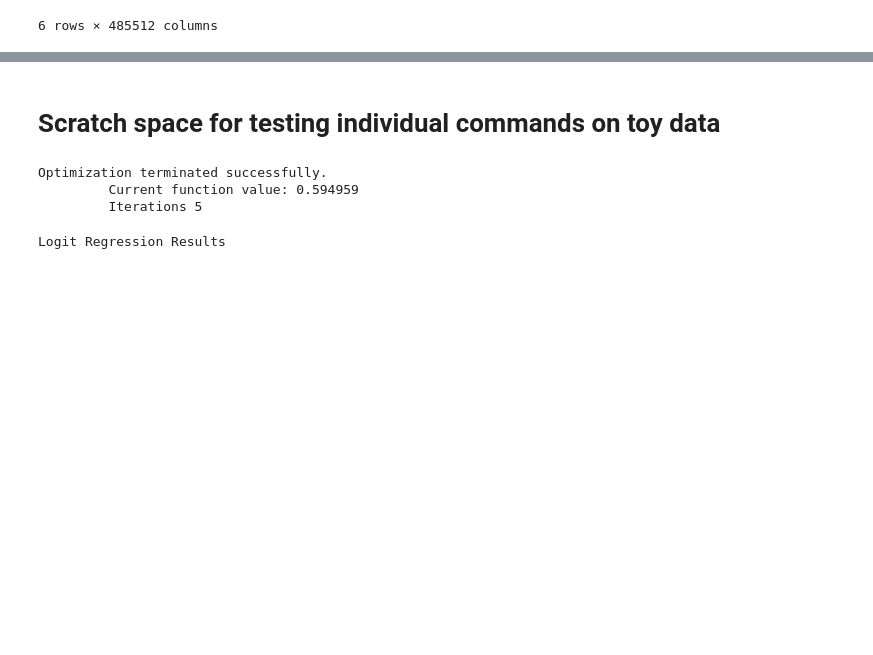
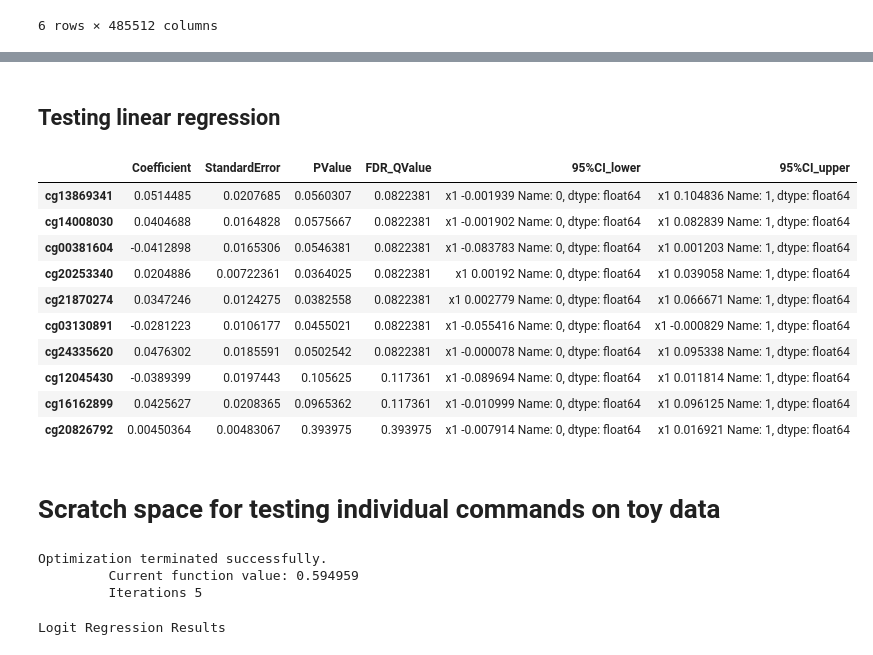
Before and after one commit to FoxoTech/methylize, a Jupyter notebook: dmpFinder_translation/Testing_dmpFinder_function.ipynb, the cells around one changed output, grey strips where cells are left out. Saved outputs shown, nothing was run; the diff lists cells and outputs as text; code cells hidden in the pictures; blank space fills up the shorter version.

Commit message:
Working linear regression

```diff
--- a/dmpFinder_translation/Testing_dmpFinder_function.ipynb
+++ b/dmpFinder_translation/Testing_dmpFinder_function.ipynb
@@ -78,3 +102,25 @@ PerfectSeparationError: Perfect separation detected, results not available
+# %% [markdown]
+## Testing linear regression
+# %%
+##Create a linear regression dataset using strings that will be coerced to numbers (adult ages are estimates, not exact)
+test_pheno_data = ["0","0","0","52","54","57"]
+# %%
+##Run a linear regression on the methylation data
+test_results = dmp.detect_DMPs(test_M_values_T.iloc[:,:10],test_pheno_data,regression_method="linear")
+# %%
+test_results
+# %% [output]
+|  | Coefficient | StandardError | PValue | FDR_QValue | 95%CI_lower | 95%CI_upper |
+| cg13869341 | 0.0514485 | 0.0207685 | 0.0560307 | 0.0822381 | x1 -0.001939 Name: 0, dtype: float64 | x1 0.104836 Name: 1, dtype: float64 |
+| cg14008030 | 0.0404688 | 0.0164828 | 0.0575667 | 0.0822381 | x1 -0.001902 Name: 0, dtype: float64 | x1 0.082839 Name: 1, dtype: float64 |
+| cg00381604 | -0.0412898 | 0.0165306 | 0.0546381 | 0.0822381 | x1 -0.083783 Name: 0, dtype: float64 | x1 0.001203 Name: 1, dtype: float64 |
+| cg20253340 | 0.0204886 | 0.00722361 | 0.0364025 | 0.0822381 | x1 0.00192 Name: 0, dtype: float64 | x1 0.039058 Name: 1, dtype: float64 |
+| cg21870274 | 0.0347246 | 0.0124275 | 0.0382558 | 0.0822381 | x1 0.002779 Name: 0, dtype: float64 | x1 0.066671 Name: 1, dtype: float64 |
+| cg03130891 | -0.0281223 | 0.0106177 | 0.0455021 | 0.0822381 | x1 -0.055416 Name: 0, dtype: float64 | x1 -0.000829 Name: 1, dtype: float64 |
+| cg24335620 | 0.0476302 | 0.0185591 | 0.0502542 | 0.0822381 | x1 -0.000078 Name: 0, dtype: float64 | x1 0.095338 Name: 1, dtype: float64 |
+| cg12045430 | -0.0389399 | 0.0197443 | 0.105625 | 0.117361 | x1 -0.089694 Name: 0, dtype: float64 | x1 0.011814 Name: 1, dtype: float64 |
+| cg16162899 | 0.0425627 | 0.0208365 | 0.0965362 | 0.117361 | x1 -0.010999 Name: 0, dtype: float64 | x1 0.096125 Name: 1, dtype: float64 |
+| cg20826792 | 0.00450364 | 0.00483067 | 0.393975 | 0.393975 | x1 -0.007914 Name: 0, dtype: float64 | x1 0.016921 Name: 1, dtype: float64 |
 # %% [markdown]
 # Scratch space for testing individual commands on toy data
 # %%
```
Also changed, not shown: parts of 4 cells of this notebook, 2 other files.
